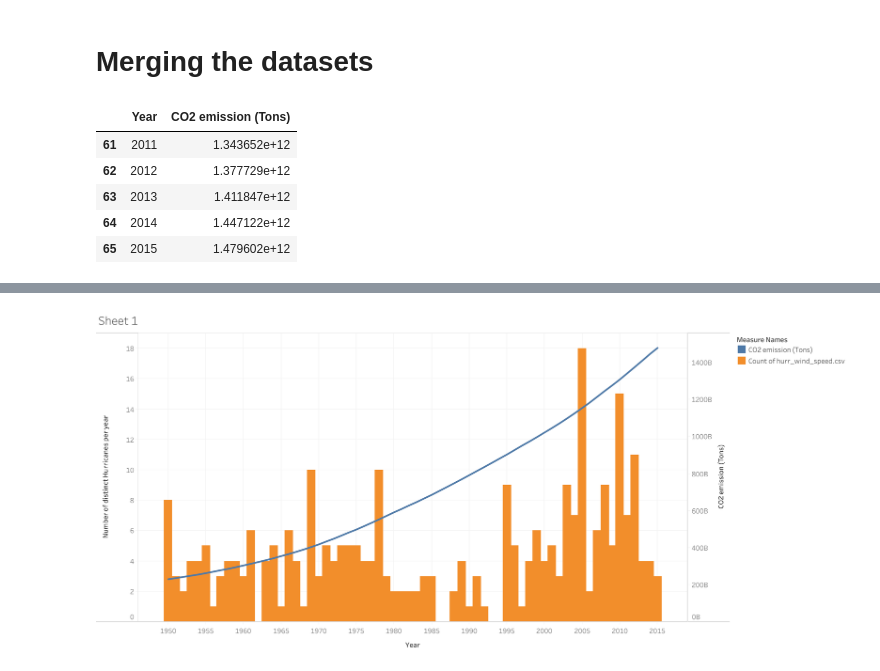
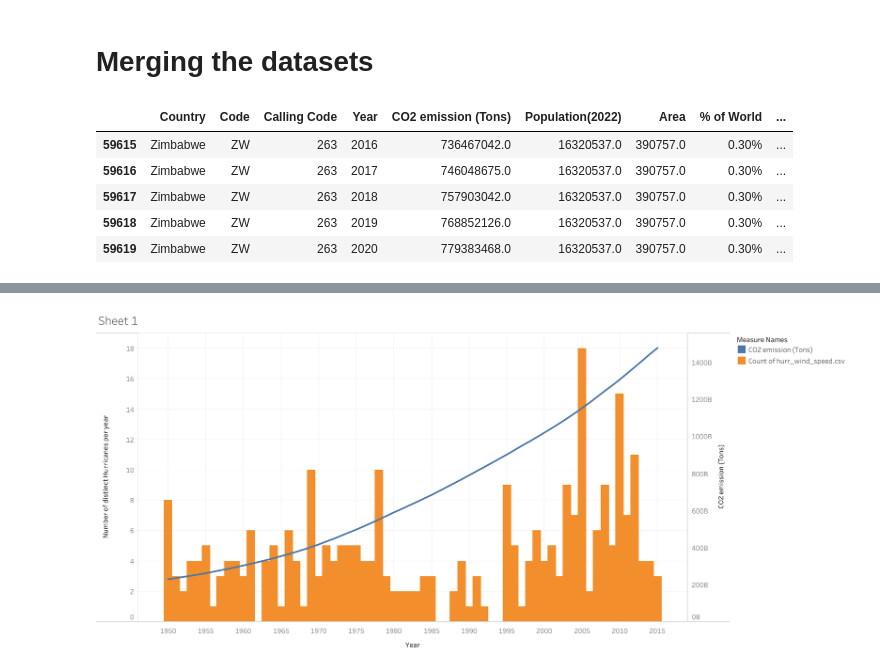
Before and after one commit to DanielBrechner/hurrdat_co2, a Jupyter notebook: atlantic_hurricanes.ipynb, the cells around one changed output, grey strips where cells are left out. Saved outputs shown, nothing was run; the diff lists cells and outputs as text; code cells hidden in the pictures.

```diff
--- a/atlantic_hurricanes.ipynb
+++ b/atlantic_hurricanes.ipynb
@@ -348,15 +348,15 @@ Since we are looking at hurricane systems that are above category 1, the bar gra
 # %% [markdown]
 # Merging the datasets
 # %%
-co2 = pd.read_csv('/Users/danielbrechner/hurrdat_co2/co_2.csv')
+co2 = pd.read_csv('assets/co2.csv')
 co2.tail()
 # %% [output]
-|  | Year | CO2 emission (Tons) |
-| 61 | 2011 | 1.343652e+12 |
-| 62 | 2012 | 1.377729e+12 |
-| 63 | 2013 | 1.411847e+12 |
-| 64 | 2014 | 1.447122e+12 |
-| 65 | 2015 | 1.479602e+12 |
+|  | Country | Code | Calling Code | Year | CO2 emission (Tons) | Population(2022) | Area | % of World | ... |
+| 59615 | Zimbabwe | ZW | 263 | 2016 | 736467042.0 | 16320537.0 | 390757.0 | 0.30% | ... |
+| 59616 | Zimbabwe | ZW | 263 | 2017 | 746048675.0 | 16320537.0 | 390757.0 | 0.30% | ... |
+| 59617 | Zimbabwe | ZW | 263 | 2018 | 757903042.0 | 16320537.0 | 390757.0 | 0.30% | ... |
+| 59618 | Zimbabwe | ZW | 263 | 2019 | 768852126.0 | 16320537.0 | 390757.0 | 0.30% | ... |
+| 59619 | Zimbabwe | ZW | 263 | 2020 | 779383468.0 | 16320537.0 | 390757.0 | 0.30% | ... |
 # %%
 print(co2.columns)
 print(max_wind_speeds.columns)
```
Also changed, not shown: parts of 9 cells of this notebook, 6 other files.
